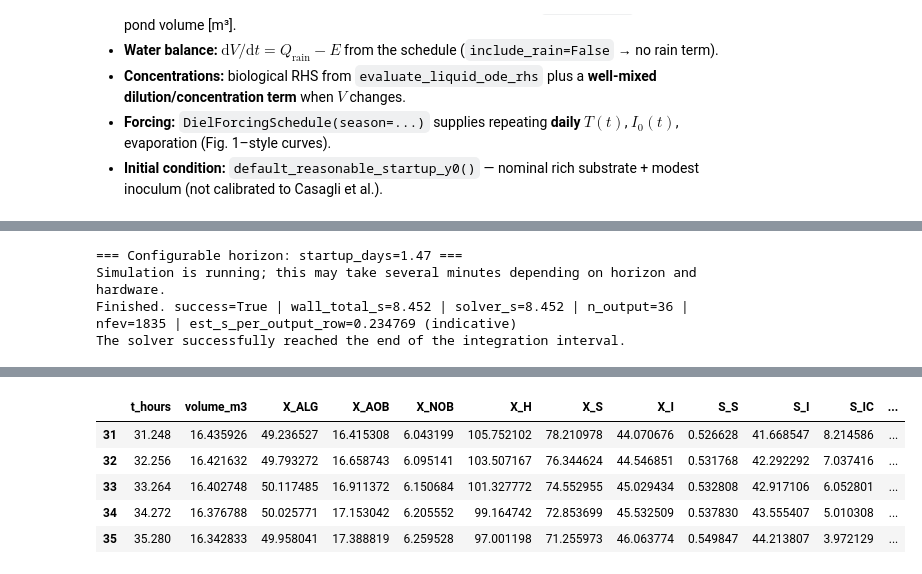
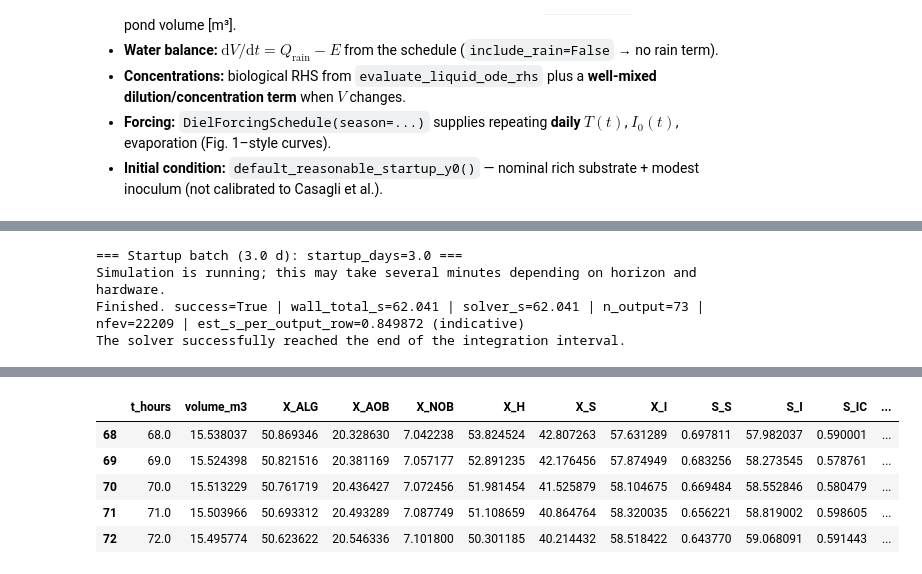
Before and after one commit to anibalrojosan/ALBATwin, a Jupyter notebook: notebooks/startup_batch_experiment.ipynb, the cells around one changed output, grey strips where cells are left out. Saved outputs shown, nothing was run; the diff lists cells and outputs as text; code cells hidden in the pictures.

```diff
--- a/notebooks/startup_batch_experiment.ipynb
+++ b/notebooks/startup_batch_experiment.ipynb
@@ -33,23 +37,41 @@ import time
 
 import matplotlib.pyplot as plt
 import numpy as np
+import pandas as pd
 
-from bioprocess_twin.experiments import hourly_t_eval_for_startup_days, trajectory_to_dataframe
-from bioprocess_twin.forcing import DielForcingSchedule
+from bioprocess_twin.experiments import (
+    SI_STATE_COLUMNS,
+    hourly_t_eval_for_startup_days,
+    trajectory_to_dataframe,
+)
+from bioprocess_twin.forcing import DielForcingSchedule, to_env_conditions
+from bioprocess_twin.models.kinetic_parameters import default_alba
+from bioprocess_twin.models.kinetics import EnvConditions
 from bioprocess_twin.simulator import (
     LiquidOdeRhsProblem,
     StartupBatchProblem,
     default_reasonable_startup_y0,
     run_startup_batch,
 )
+from bioprocess_twin.simulator.beer_lambert import env_irradiance_umol_m2_s
+from bioprocess_twin.simulator.liquid_rhs import evaluate_liquid_rhs, state_vector_from_y
 
 try:
     from IPython.display import display
 except ImportError:
     display = print  # noqa: A001
 
-# --- edit these to match your experiment ---
+# --- pond / scenario (must match run_case / pH replay) ---
 SEASON = "summer"
 VOLUME_M3 = 17.0
 SURFACE_M2 = 56.0
+INCLUDE_RAIN = False
+
+LIQUID_PROBLEM = LiquidOdeRhsProblem(schedule=DielForcingSchedule(season=SEASON))
+
+# --- SciPy solve_ivp (passed through by run_case) ---
+SOLVER_METHOD = "LSODA"
+RTOL = 1e-1
+ATOL = 1e-3
+MAX_STEP = 2.0  # hours; use None to omit max_step
 # %%
@@ -117,12 +172,12 @@ Change **`STARTUP_DAYS`** below (e.g. `1.0`, `3.0`). For **3 days** you get **73
 # %%
-STARTUP_DAYS = 1.47  # change this (e.g. 1.0, 3.0)
+STARTUP_DAYS = 3.0  # e.g. 3 -> 72 h span; 10 -> 240 h span
 
-_, meta_full, df_full = run_case(STARTUP_DAYS, "Configurable horizon")
+_, _, df_full = run_case(STARTUP_DAYS, f"Startup batch ({STARTUP_DAYS} d)")
 display(df_full.head())
 display(df_full.tail())
 # %% [output]
-=== Configurable horizon: startup_days=1.47 ===
+=== Startup batch (3.0 d): startup_days=3.0 ===
 Simulation is running; this may take several minutes depending on horizon and hardware.
-Finished. success=True | wall_total_s=8.452 | solver_s=8.452 | n_output=36 | nfev=1835 | est_s_per_output_row=0.234769 (indicative)
+Finished. success=True | wall_total_s=62.041 | solver_s=62.041 | n_output=73 | nfev=22209 | est_s_per_output_row=0.849872 (indicative)
 The solver successfully reached the end of the integration interval.
 |  | t_hours | volume_m3 | X_ALG | X_AOB | X_NOB | X_H | X_S | X_I | S_S | S_I | S_IC | ... |
@@ -134,6 +189,6 @@ The solver successfully reached the end of the integration interval.
 |  | t_hours | volume_m3 | X_ALG | X_AOB | X_NOB | X_H | X_S | X_I | S_S | S_I | S_IC | ... |
-| 31 | 31.248 | 16.435926 | 49.236527 | 16.415308 | 6.043199 | 105.752102 | 78.210978 | 44.070676 | 0.526628 | 41.668547 | 8.214586 | ... |
-| 32 | 32.256 | 16.421632 | 49.793272 | 16.658743 | 6.095141 | 103.507167 | 76.344624 | 44.546851 | 0.531768 | 42.292292 | 7.037416 | ... |
-| 33 | 33.264 | 16.402748 | 50.117485 | 16.911372 | 6.150684 | 101.327772 | 74.552955 | 45.029434 | 0.532808 | 42.917106 | 6.052801 | ... |
-| 34 | 34.272 | 16.376788 | 50.025771 | 17.153042 | 6.205552 | 99.164742 | 72.853699 | 45.532509 | 0.537830 | 43.555407 | 5.010308 | ... |
-| 35 | 35.280 | 16.342833 | 49.958041 | 17.388819 | 6.259528 | 97.001198 | 71.255973 | 46.063774 | 0.549847 | 44.213807 | 3.972129 | ... |
+| 68 | 68.0 | 15.538037 | 50.869346 | 20.328630 | 7.042238 | 53.824524 | 42.807263 | 57.631289 | 0.697811 | 57.982037 | 0.590001 | ... |
+| 69 | 69.0 | 15.524398 | 50.821516 | 20.381169 | 7.057177 | 52.891235 | 42.176456 | 57.874949 | 0.683256 | 58.273545 | 0.578761 | ... |
+| 70 | 70.0 | 15.513229 | 50.761719 | 20.436427 | 7.072456 | 51.981454 | 41.525879 | 58.104675 | 0.669484 | 58.552846 | 0.580479 | ... |
+| 71 | 71.0 | 15.503966 | 50.693312 | 20.493289 | 7.087749 | 51.108659 | 40.864764 | 58.320035 | 0.656221 | 58.819002 | 0.598605 | ... |
+| 72 | 72.0 | 15.495774 | 50.623622 | 20.546336 | 7.101800 | 50.301185 | 40.214432 | 58.518422 | 0.643770 | 59.068091 | 0.591443 | ... |
```
Also changed, not shown: parts of 19 cells of this notebook, 3 other files.
